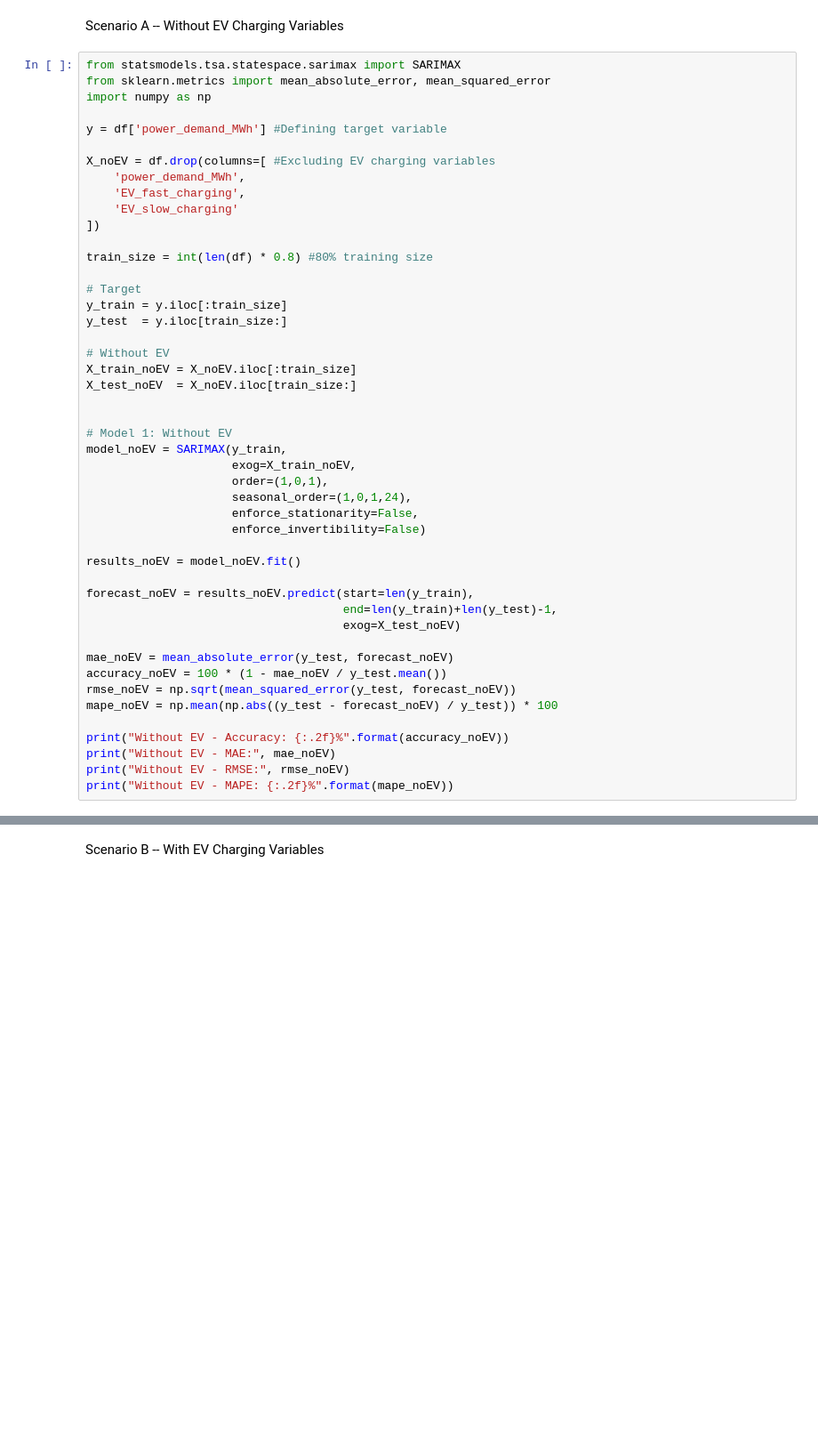
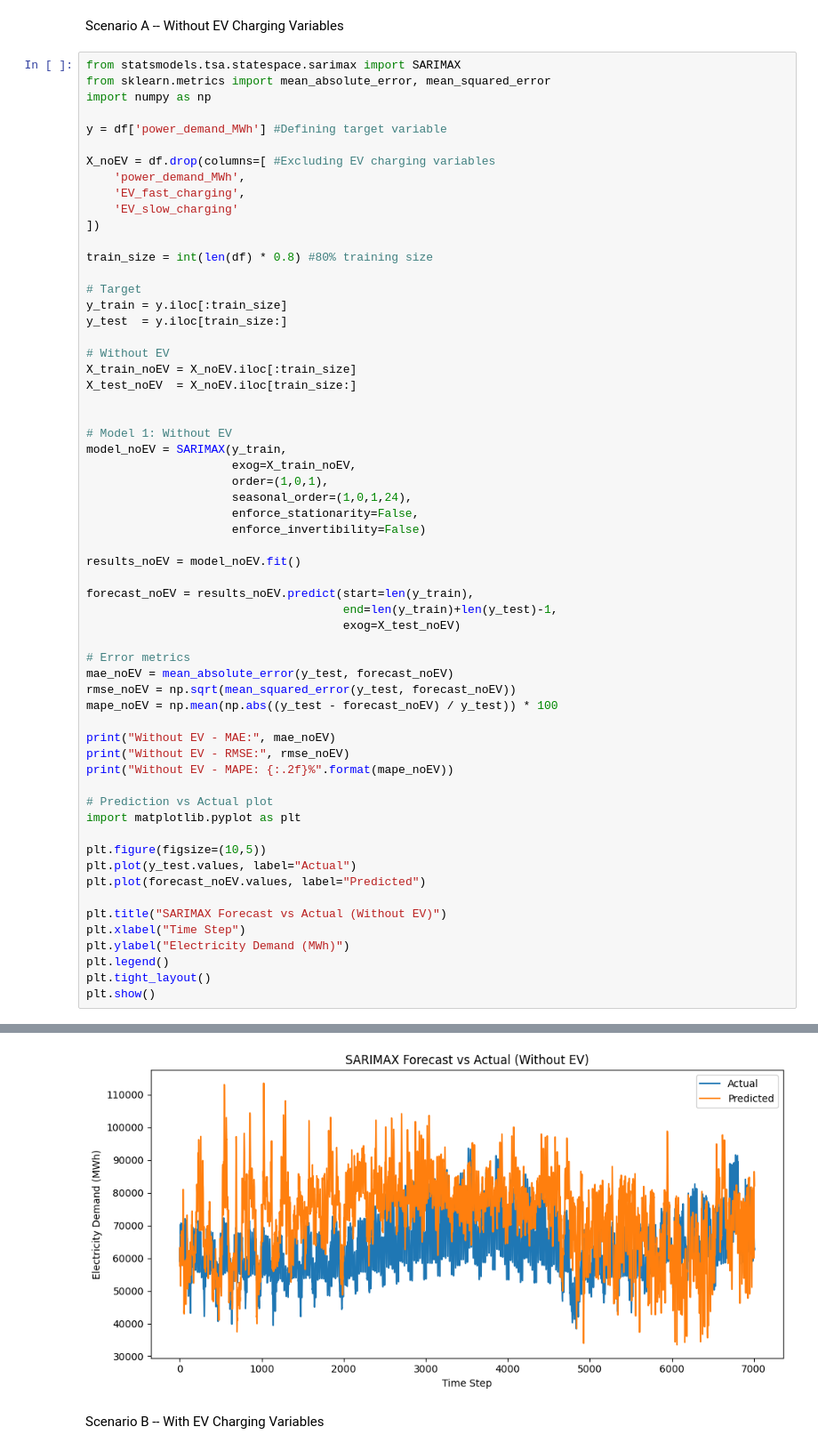
Before and after one commit to chevalier08/CST3390-Individual-Project, a Jupyter notebook: EV_data_analysis.ipynb, the cells around one changed output, grey strips where cells are left out. Shown at 89% size. Drawn from its saved outputs; the diff is of its cells as text; blank space fills up the shorter version.

```diff
--- a/EV_data_analysis.ipynb
+++ b/EV_data_analysis.ipynb
@@ -238,13 +238,26 @@ forecast_noEV = results_noEV.predict(start=len(y_train),
                                      end=len(y_train)+len(y_test)-1,
                                      exog=X_test_noEV)
 
+# Error metrics
 mae_noEV = mean_absolute_error(y_test, forecast_noEV)
-accuracy_noEV = 100 * (1 - mae_noEV / y_test.mean())
 rmse_noEV = np.sqrt(mean_squared_error(y_test, forecast_noEV))
 mape_noEV = np.mean(np.abs((y_test - forecast_noEV) / y_test)) * 100
 
-print("Without EV - Accuracy: {:.2f}%".format(accuracy_noEV))
 print("Without EV - MAE:", mae_noEV)
 print("Without EV - RMSE:", rmse_noEV)
 print("Without EV - MAPE: {:.2f}%".format(mape_noEV))
+
+# Prediction vs Actual plot
+import matplotlib.pyplot as plt
+
+plt.figure(figsize=(10,5))
+plt.plot(y_test.values, label="Actual")
+plt.plot(forecast_noEV.values, label="Predicted")
+
+plt.title("SARIMAX Forecast vs Actual (Without EV)")
+plt.xlabel("Time Step")
+plt.ylabel("Electricity Demand (MWh)")
+plt.legend()
+plt.tight_layout()
+plt.show()
 # %% [output]
@@ -252,6 +264,7 @@ Without EV - Accuracy: 79.85%
 Without EV - MAE: 12844.93375068533
 Without EV - RMSE: 15270.556675404932
 Without EV - MAPE: 21.25%
+[figure, added]
 # %% [markdown]
 Scenario B -- With EV Charging Variables
 # %%
```
Also changed, not shown: parts of 9 cells of this notebook.
